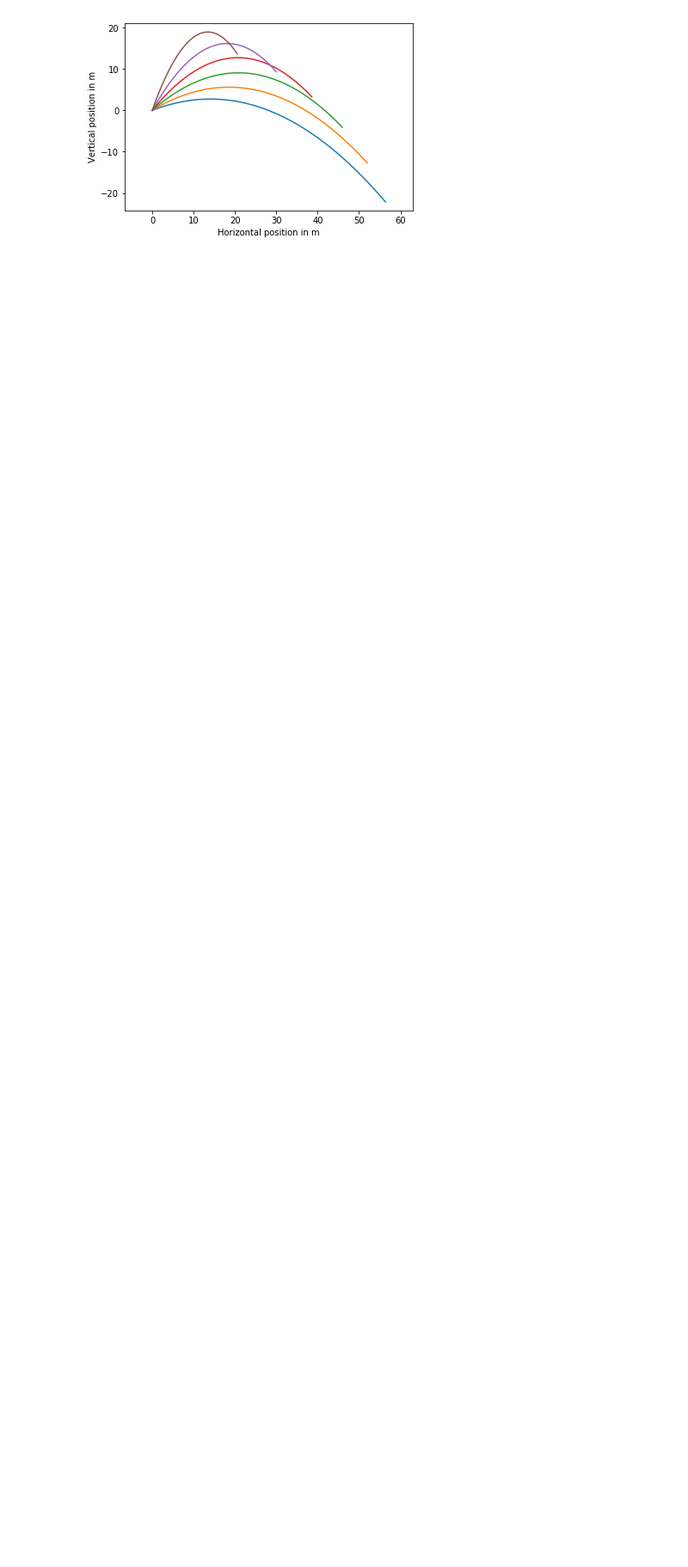
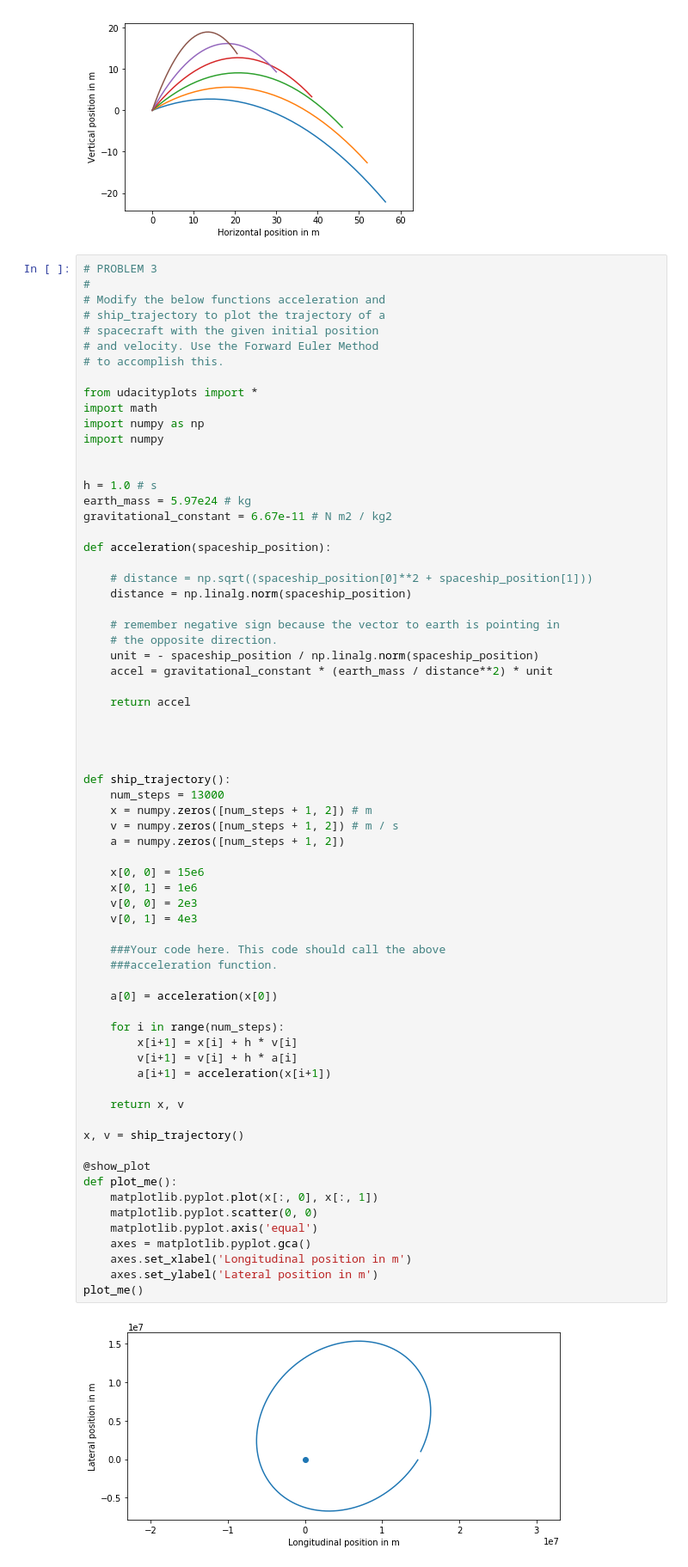
Before and after one commit to polyrand/diffeq, a Jupyter notebook: diffeq_action/action_1.ipynb, the cells around one changed output. Shown: that part at 86% size. Drawn from its saved outputs; the diff is of its cells as text; blank space fills up the shorter version.

```diff
--- a/diffeq_action/action_1.ipynb
+++ b/diffeq_action/action_1.ipynb
@@ -150,3 +150,73 @@ def trajectory():
 trajectory()
 # %% [output]
 [figure]
+# %%
+# PROBLEM 3
+#
+# Modify the below functions acceleration and
+# ship_trajectory to plot the trajectory of a
+# spacecraft with the given initial position
+# and velocity. Use the Forward Euler Method
+# to accomplish this.
+
+from udacityplots import *
+import math
+import numpy as np
+import numpy
+
+
+h = 1.0 # s
+earth_mass = 5.97e24 # kg
+gravitational_constant = 6.67e-11 # N m2 / kg2
+
+def acceleration(spaceship_position):
+
+    # distance = np.sqrt((spaceship_position[0]**2 + spaceship_position[1]))
+    distance = np.linalg.norm(spaceship_position)
+
+    # remember negative sign because the vector to earth is pointing in
+    # the opposite direction.
+    unit = - spaceship_position / np.linalg.norm(spaceship_position)
+    accel = gravitational_constant * (earth_mass / distance**2) * unit
+
+    return accel
+
+
+
+
+def ship_trajectory():
+    num_steps = 13000
+    x = numpy.zeros([num_steps + 1, 2]) # m
+    v = numpy.zeros([num_steps + 1, 2]) # m / s
+    a = numpy.zeros([num_steps + 1, 2])
+
+    x[0, 0] = 15e6
+    x[0, 1] = 1e6
+    v[0, 0] = 2e3
+    v[0, 1] = 4e3
+
+	###Your code here. This code should call the above
+	###acceleration function.
+
+    a[0] = acceleration(x[0])
+
+    for i in range(num_steps):
+        x[i+1] = x[i] + h * v[i]
+        v[i+1] = v[i] + h * a[i]
+        a[i+1] = acceleration(x[i+1])
+
+    return x, v
+
+x, v = ship_trajectory()
+
+@show_plot
+def plot_me():
+    matplotlib.pyplot.plot(x[:, 0], x[:, 1])
+    matplotlib.pyplot.scatter(0, 0)
+    matplotlib.pyplot.axis('equal')
+    axes = matplotlib.pyplot.gca()
+    axes.set_xlabel('Longitudinal position in m')
+    axes.set_ylabel('Lateral position in m')
+plot_me()
+# %% [output]
+[figure, added]
```
Also changed, not shown: parts of 8 cells of this notebook, 2 other files.
